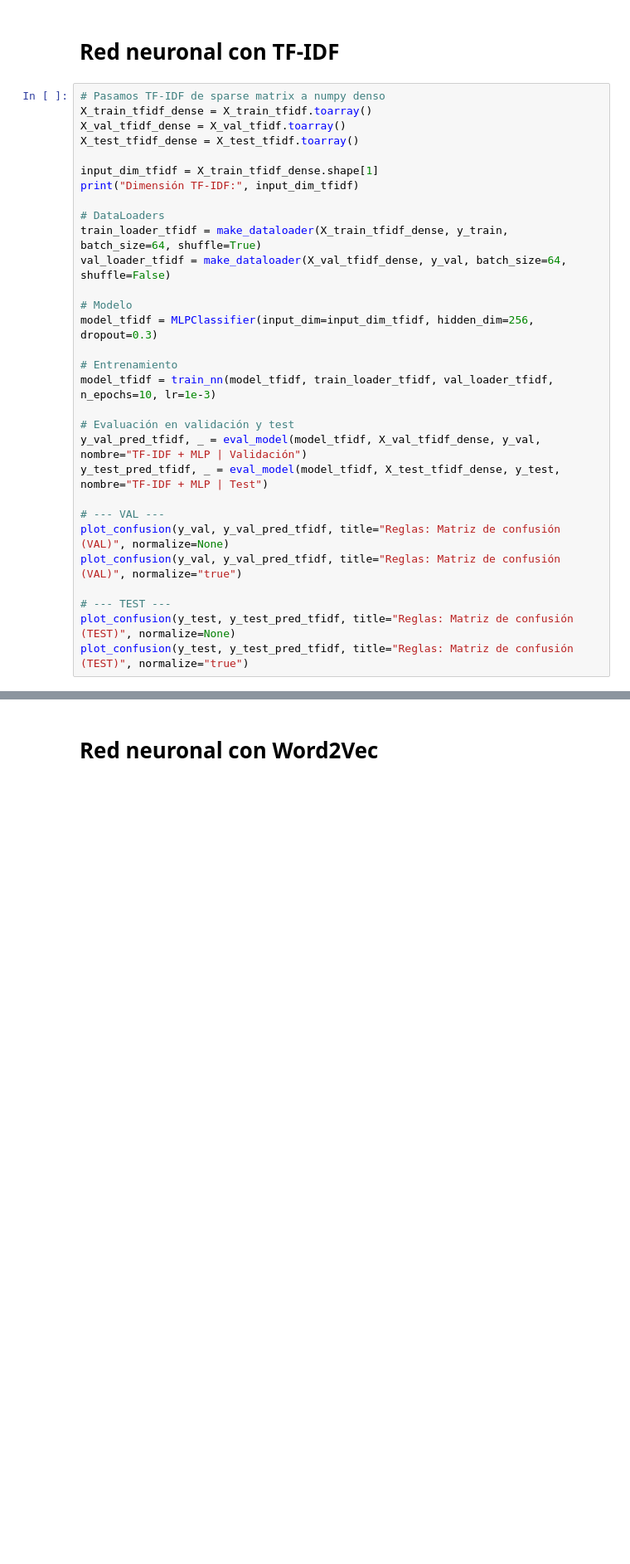
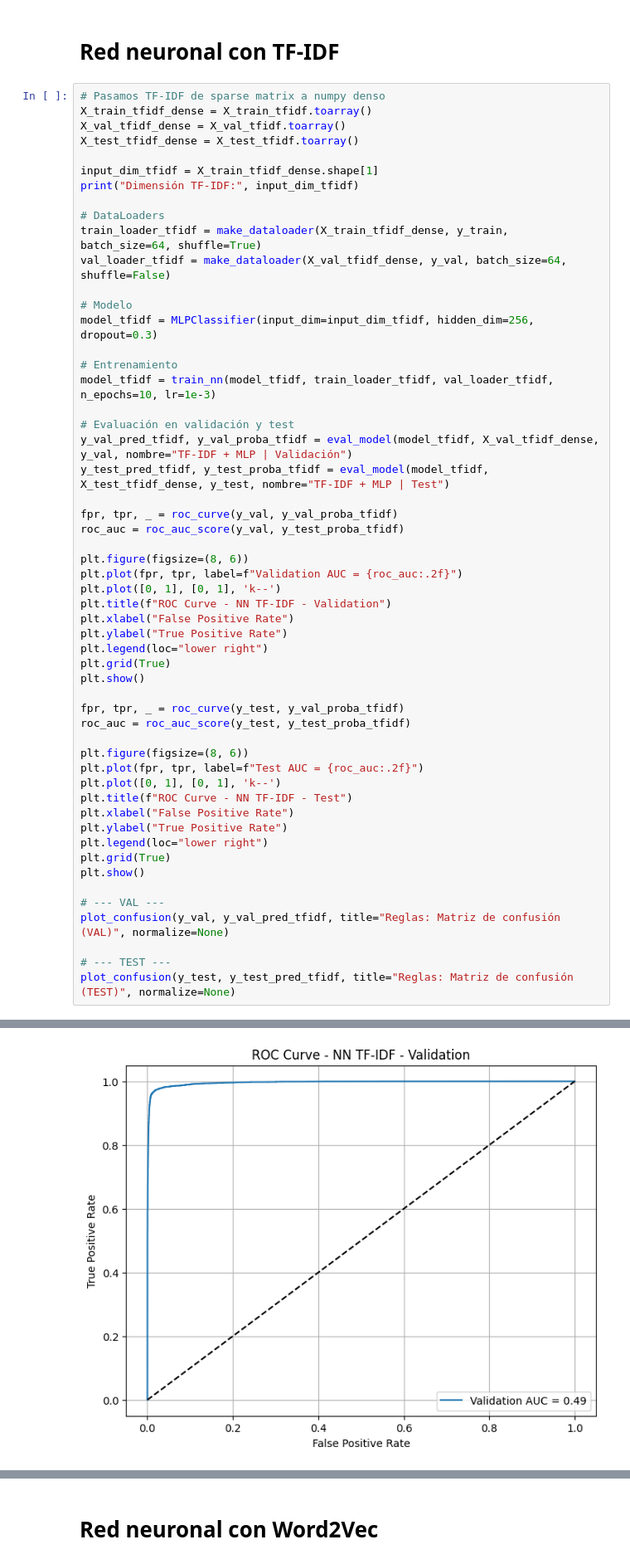
Before and after one commit to dalouc/td_project, a Jupyter notebook: main.ipynb, the cells around one changed output, grey strips where cells are left out. Shown at 83% size. Drawn from its saved outputs; the diff is of its cells as text; blank space fills up the shorter version.

```diff
--- a/main.ipynb
+++ b/main.ipynb
@@ -858,15 +934,39 @@ model_tfidf = MLPClassifier(input_dim=input_dim_tfidf, hidden_dim=256, dropout=0
 model_tfidf = train_nn(model_tfidf, train_loader_tfidf, val_loader_tfidf, n_epochs=10, lr=1e-3)
 
 # Evaluación en validación y test
-y_val_pred_tfidf, _ = eval_model(model_tfidf, X_val_tfidf_dense, y_val, nombre="TF-IDF + MLP | Validación")
-y_test_pred_tfidf, _ = eval_model(model_tfidf, X_test_tfidf_dense, y_test, nombre="TF-IDF + MLP | Test")
+y_val_pred_tfidf, y_val_proba_tfidf = eval_model(model_tfidf, X_val_tfidf_dense, y_val, nombre="TF-IDF + MLP | Validación")
+y_test_pred_tfidf, y_test_proba_tfidf = eval_model(model_tfidf, X_test_tfidf_dense, y_test, nombre="TF-IDF + MLP | Test")
+
+fpr, tpr, _ = roc_curve(y_val, y_val_proba_tfidf)
+roc_auc = roc_auc_score(y_val, y_test_proba_tfidf)
+
+plt.figure(figsize=(8, 6))
+plt.plot(fpr, tpr, label=f"Validation AUC = {roc_auc:.2f}")
+plt.plot([0, 1], [0, 1], 'k--')
+plt.title(f"ROC Curve - NN TF-IDF - Validation")
+plt.xlabel("False Positive Rate")
+plt.ylabel("True Positive Rate")
+plt.legend(loc="lower right")
+plt.grid(True)
+plt.show()
+
+fpr, tpr, _ = roc_curve(y_test, y_val_proba_tfidf)
+roc_auc = roc_auc_score(y_test, y_test_proba_tfidf)
+
+plt.figure(figsize=(8, 6))
+plt.plot(fpr, tpr, label=f"Test AUC = {roc_auc:.2f}")
+plt.plot([0, 1], [0, 1], 'k--')
+plt.title(f"ROC Curve - NN TF-IDF - Test")
+plt.xlabel("False Positive Rate")
+plt.ylabel("True Positive Rate")
+plt.legend(loc="lower right")
+plt.grid(True)
+plt.show()
 
 # --- VAL ---
 plot_confusion(y_val, y_val_pred_tfidf, title="Reglas: Matriz de confusión (VAL)", normalize=None)
-plot_confusion(y_val, y_val_pred_tfidf, title="Reglas: Matriz de confusión (VAL)", normalize="true")
 
 # --- TEST ---
 plot_confusion(y_test, y_test_pred_tfidf, title="Reglas: Matriz de confusión (TEST)", normalize=None)
-plot_confusion(y_test, y_test_pred_tfidf, title="Reglas: Matriz de confusión (TEST)", normalize="true")
 # %% [output]
 Dimensión TF-IDF: 20000
@@ -884,5 +984,6 @@ Mejor accuracy de validación: 0.9766
 ... (27 lines left out)
 
     accuracy                           0.97     12334
    macro avg       0.97      0.97      0.97     12334
 weighted avg       0.97      0.97      0.97     12334
+[figure, added]
```
Also changed, not shown: parts of 11 cells of this notebook, 29 other files.
